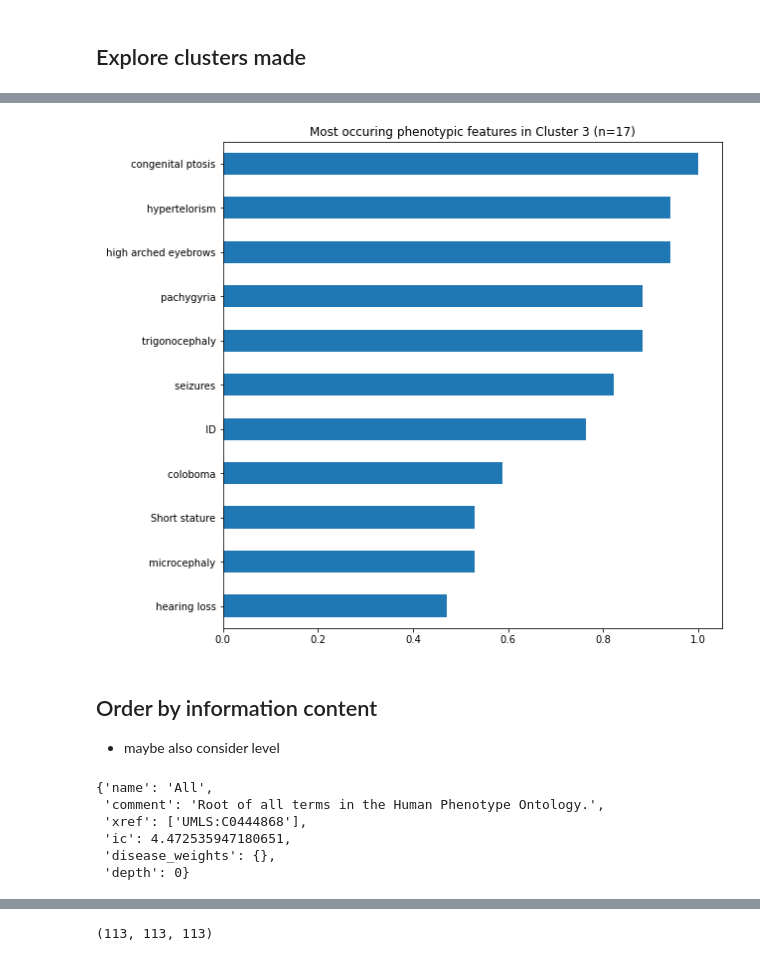
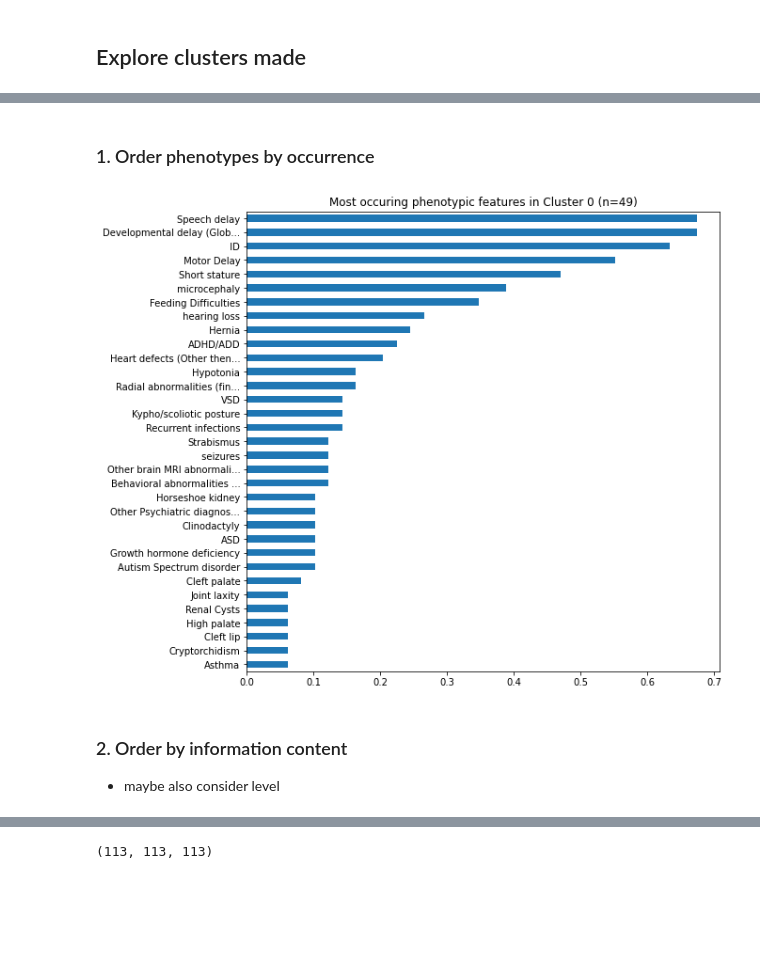
Before and after one commit to levrex/DeepPhenotypingHPO, a Jupyter notebook: HPO_clustering_Freq.ipynb, the cells around one changed output, grey strips where cells are left out. Cells and saved outputs as stored; diff of their text form; code cells hidden in the pictures; blank space fills up the shorter version.

```diff
--- a/HPO_clustering_Freq.ipynb
+++ b/HPO_clustering_Freq.ipynb
@@ -244,42 +269,15 @@ explore_df.head()#['cluster']
-# %%
-
-def visualizeMostOccuringFeatures(df, cluster, cutoff=0.2):
-    """
-    Input:
-    cutoff = specify the required prevalency of the feature
-
-        Default cut-off = 0.2
-            feature should at least be prevalent in 20% of the patients of this cluster
-
-    Description:
-        Visualize the top-% most occurring features of a cluster/group
-
-    Beware: making the cut-off too large will not show pathognomic features but
-        making the cut-off too small and this plot will show individual characteristics
-        rather than a phenotypic profile for the disease. Also, don't forget
-        to consider the impact of the group-size when defining a cut-off.
-
-    Output:
-        barplot highlighting prevalence of each feature
-    """
-    #plt.figure
-    N = len(df[df['cluster']==cluster])
-    series = df[df['cluster']==cluster].loc[:, ~df.columns.isin(['cluster'])].sum().sort_values(ascending=True) #[:10]
-    series = series.rename(lambda x: x[:25] + '...' if len(x)> 25 else x) # long labels are automatically shortened
-    prob = series / N
-    mask = prob > cutoff
-    tail_prob = prob.loc[~mask].sum()
-    prob = prob.loc[mask]
-    prob.plot(kind='barh',figsize=(9,9), title='Most occuring phenotypic features in Cluster %s (n=%s)' % (cluster, str(N)))
-    plt.show()
-    return
-
-
-visualizeMostOccuringFeatures(explore_df[columns], cluster=3, cutoff=0.2)
-
-#plt.bar()
-# %% [output]
-[figure, removed]
+# %% [markdown]
+### 1. Order phenotypes by occurrence
+# %%
+import importlib as imp
+
+imp.reload(func)
+
+func.visualizeMostOccuringFeatures(explore_df[columns], cluster=0, cutoff=0.05)
+
+#plt.bar()
+# %% [output]
+[figure, added]
 # %% [markdown]
-## Order by information content
+### 2. Order by information content
 - maybe also consider level
@@ -306,9 +283,0 @@ hpo_network = calculateIC(hpo_network, len(disease_records))
-# %%
-hpo_network.nodes()['HP:0000001']
-# %% [output]
-{'name': 'All',
- 'comment': 'Root of all terms in the Human Phenotype Ontology.',
- 'xref': ['UMLS:C0444868'],
- 'ic': 4.472535947180651,
- 'disease_weights': {},
- 'depth': 0}
```
Also changed, not shown: parts of 30 cells of this notebook, 18 other files.
